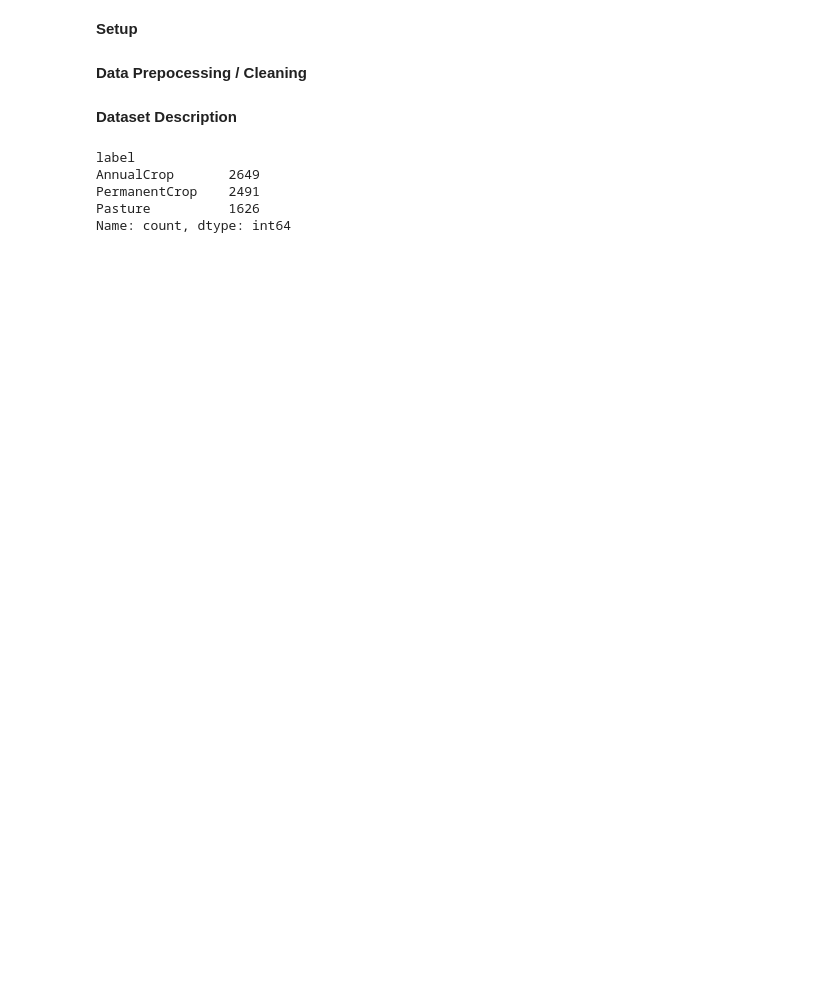
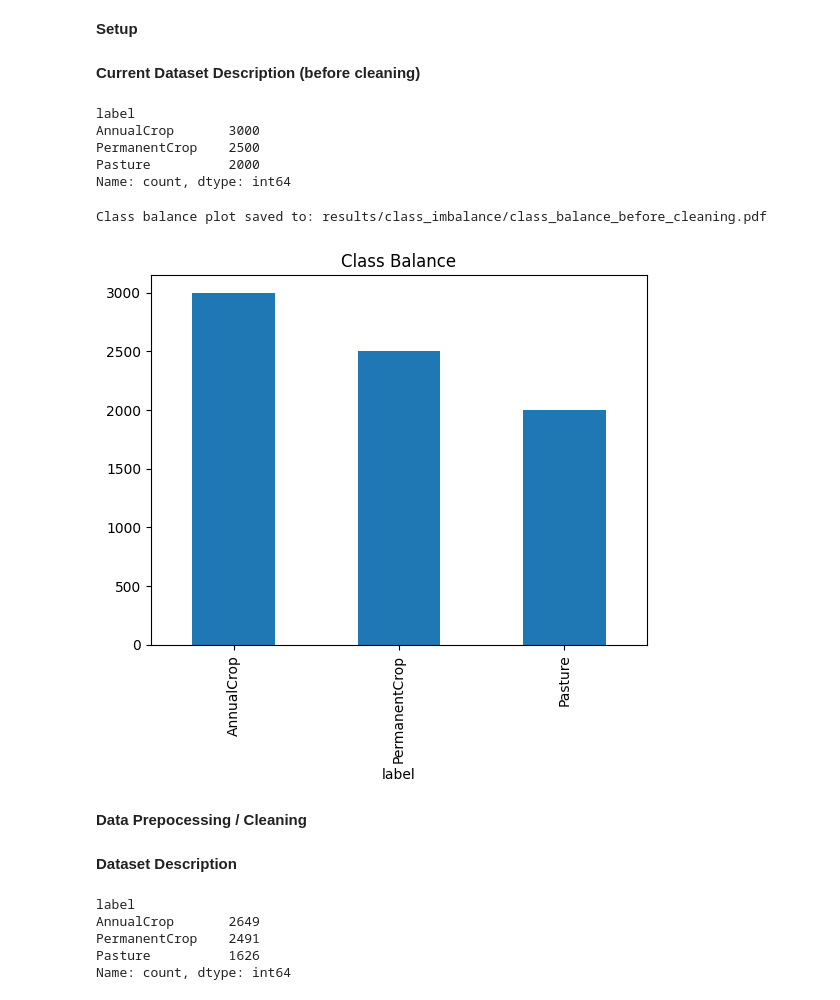
Before and after one commit to kobihcmomanyi/Crop-Type-Mapping-Satellite-Image-Patches, a Jupyter notebook: crop_type_mapping_from_satellite_image_patches.ipynb, the cells around one changed output. Saved outputs shown, nothing was run; the diff lists cells and outputs as text; code cells hidden in the pictures; blank space fills up the shorter version.

```diff
--- a/crop_type_mapping_from_satellite_image_patches.ipynb
+++ b/crop_type_mapping_from_satellite_image_patches.ipynb
@@ -104,3 +104,5 @@ np.random.seed(SEED)
 
 IMG_SIZE = (224,224)
 BATCH_SIZE = 32
+# %% [markdown]
+**Current Dataset Description (before cleaning)**
@@ -107,3 +119,29 @@ BATCH_SIZE = 32
+# %%
+print(df.label.value_counts())
+# %% [output]
+label
+AnnualCrop       3000
+PermanentCrop    2500
+Pasture          2000
+Name: count, dtype: int64
+# %%
+import os
+
+df.label.value_counts().plot(kind="bar")
+plt.title("Class Balance")
+
+# Save the plot as a PDF
+output_dir = "results/class_imbalance"
+os.makedirs(output_dir, exist_ok=True)
+
+pdf_filepath = os.path.join(output_dir, "class_balance_before_cleaning.pdf")
+plt.savefig(pdf_filepath, format="pdf")
+print(f"Class balance plot saved to: {pdf_filepath}")
+
+plt.show()
+# %% [output]
+Class balance plot saved to: results/class_imbalance/class_balance_before_cleaning.pdf
+[figure, added]
 # %% [markdown]
 **Data Prepocessing / Cleaning**
 # %%
```
Also changed, not shown: parts of 17 cells of this notebook.
